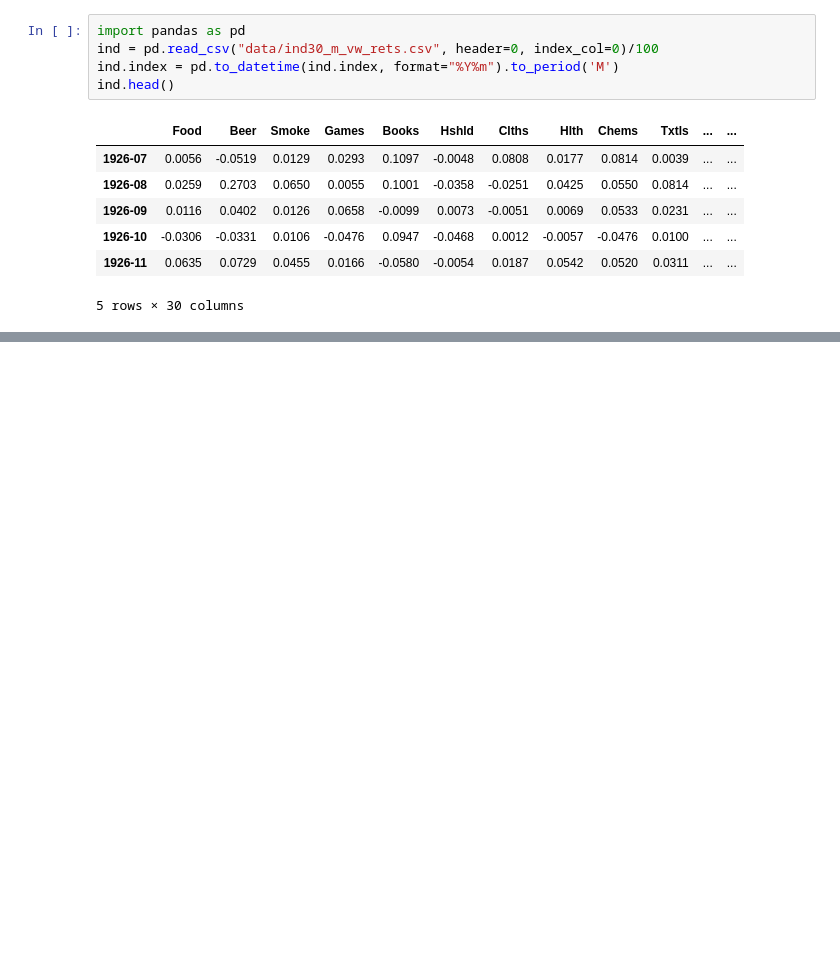
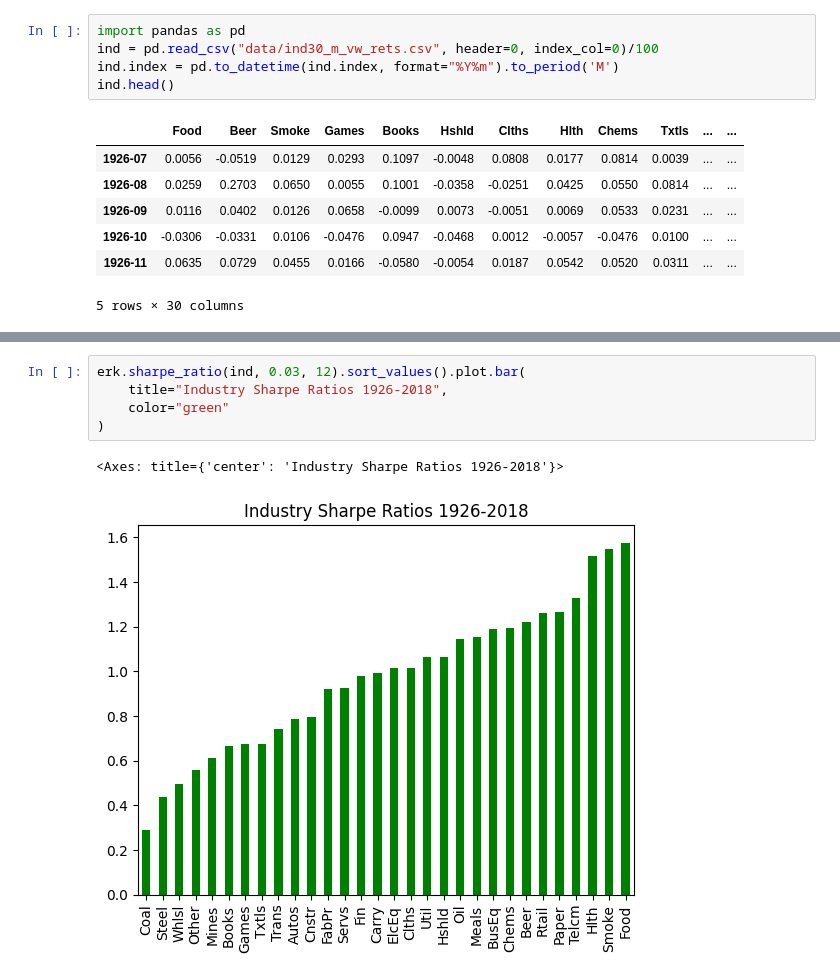
Before and after one commit to rupendrab/coursera_courses-aiml, a Jupyter notebook: lab107.ipynb, the cells around one changed output, grey strips where cells are left out. Saved outputs shown, nothing was run; the diff lists cells and outputs as text; blank space fills up the shorter version.

```diff
--- a/lab107.ipynb
+++ b/lab107.ipynb
@@ -21,0 +83,8 @@ ind.head()
+# %%
+erk.sharpe_ratio(ind, 0.03, 12).sort_values().plot.bar(
+    title="Industry Sharpe Ratios 1926-2018",
+    color="green"
+)
+# %% [output]
+<Axes: title={'center': 'Industry Sharpe Ratios 1926-2018'}>
+[figure, added]
```
Also changed, not shown: parts of 15 cells of this notebook, 10 other files.
